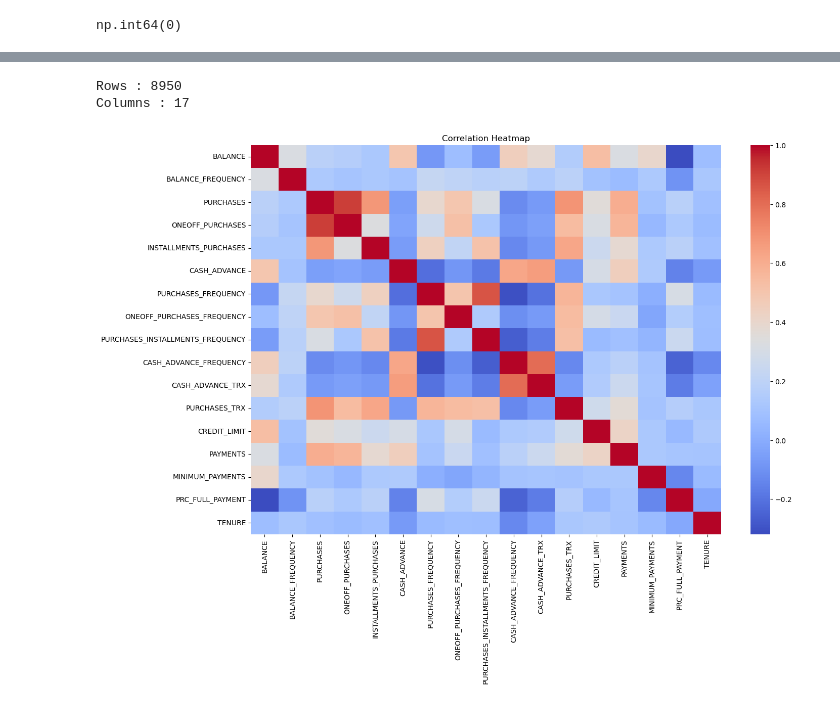
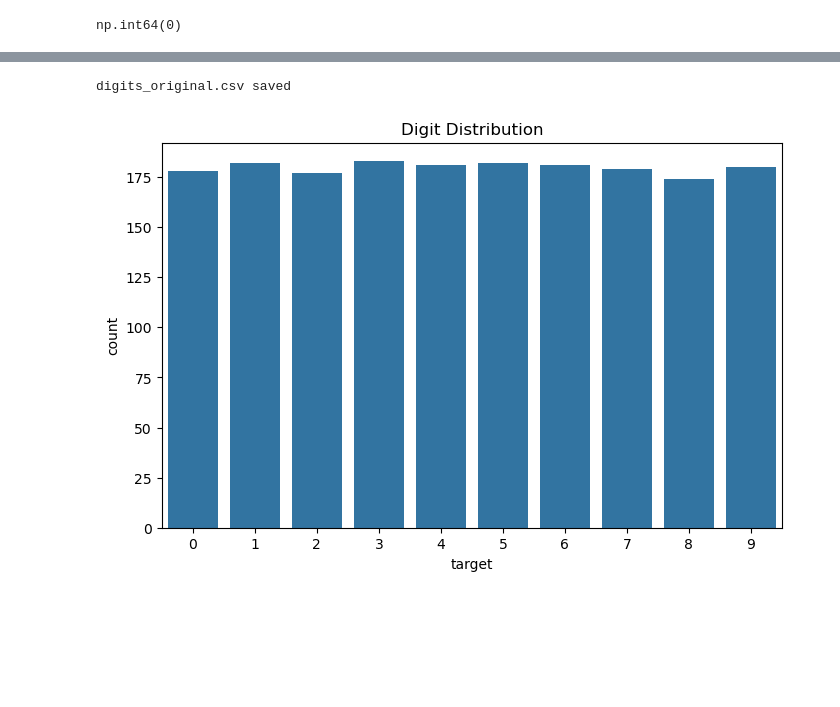
Before and after one commit to MAbhilash12/unsupervised_learning_algorithms, a Jupyter notebook: notebook/Untitled.ipynb, the cells around one changed output, grey strips where cells are left out. Drawn from its saved outputs; the diff is of its cells as text; code cells hidden in the pictures; blank space fills up the shorter version.

```diff
--- a/notebook/Untitled.ipynb
+++ b/notebook/Untitled.ipynb
@@ -11,7 +24,7 @@ pd.set_option("display.max_columns", None)
 # %%
-df = pd.read_csv("../data/CC GENERAL.csv")
+df = pd.DataFrame(X)
 
-print("Shape:", df.shape)
+df["target"] = y
 
 df.head()
 # %% [output]
@@ -67,6 +77,0 @@ dtype: int64
-# %%
-df = df.drop(
-    columns=["CUST_ID"]
-)
-
-df.head()
@@ -80,7 +77,0 @@ df.head()
-# %%
-df.fillna(
-    df.median(numeric_only=True),
-    inplace=True
-)
-
-df.isnull().sum()
@@ -107,7 +79,3 @@ dtype: int64
 df.duplicated().sum()
 # %% [output]
 np.int64(0)
-# %%
-df = df.drop_duplicates()
-
-print(df.shape)
@@ -128,19 +94,24 @@ df.describe()
-# %%
-print("Rows :", df.shape[0])
-print("Columns :", df.shape[1])
-# %% [output]
-Rows : 8950
-Columns : 17
+# %%
+
+df.to_csv(
+    "../data/digits_original.csv",
+    index=False
+)
+
+print("digits_original.csv saved")
+# %% [output]
+digits_original.csv saved
 # %%
-plt.figure(figsize=(15,10))
+plt.figure(figsize=(8,5))
 
-sns.heatmap(
-    df.corr(),
-    cmap="coolwarm"
+sns.countplot(
+    x=df["target"]
 )
 
-plt.title("Correlation Heatmap")
+plt.title(
+    "Digit Distribution"
+)
 
 plt.show()
 # %% [output]
-[figure, old version]
+[figure, new version]
```
Also changed, not shown: parts of 34 cells of this notebook, 8 other files.
